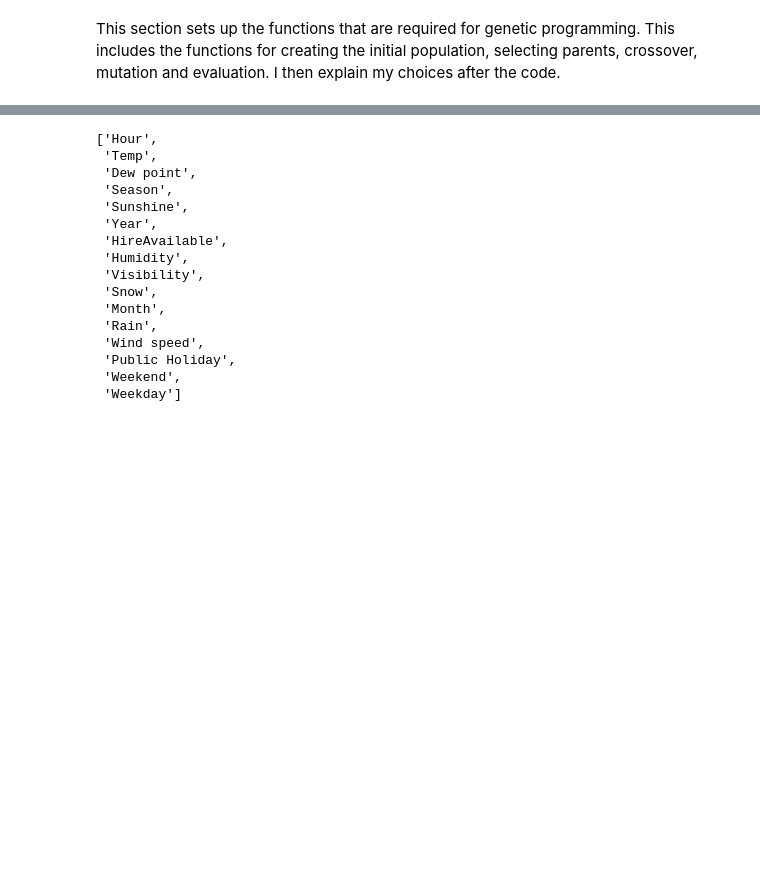
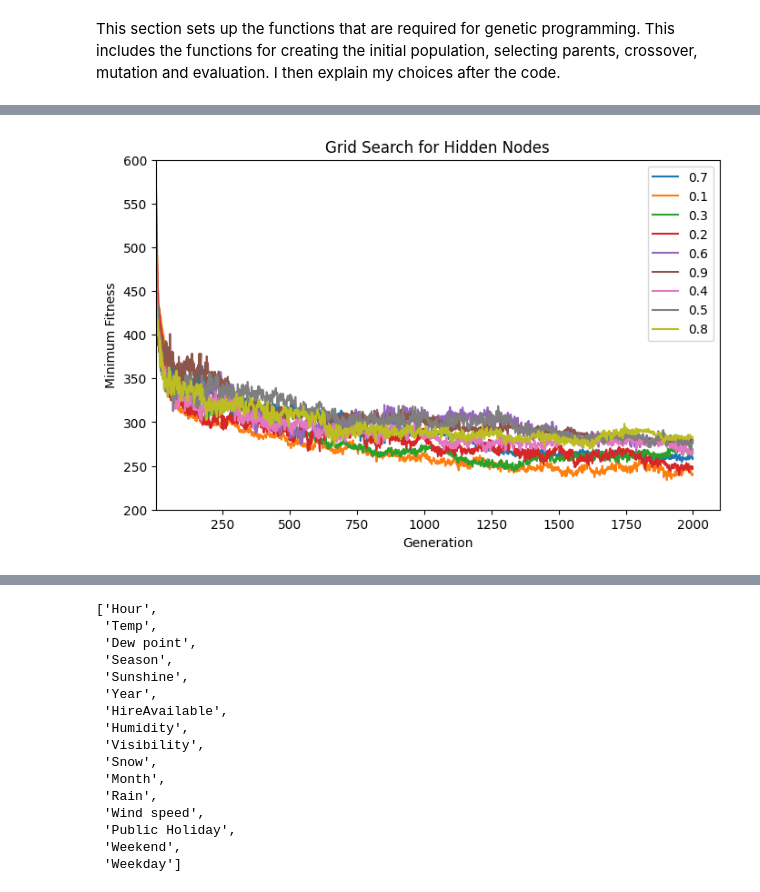
Before and after one commit to katie291100/evac-exam, a Jupyter notebook: final-part1 copy.ipynb, the cells around one changed output, grey strips where cells are left out. Cells and saved outputs as stored; diff of their text form; code cells hidden in the pictures; blank space fills up the shorter version.

```diff
--- a/final-part1 copy.ipynb
+++ b/final-part1 copy.ipynb
@@ -448,0 +865,7 @@ def eval_MAE(individual, myNet, evdata, feature_list):
+# %%
+results_indpb_df = pd.DataFrame(results_indpb, columns=["indpb", "r2", "logbook"]).sort_values(by="r2", ascending=False).reset_index(drop=True)
+results_df["Best Generation"] = results_df.apply(
+    lambda x: get_generation_with_best_fitness(x["logbook"], "eval_MSE"), axis=1
+)
+results_df["Lowest MAE"] = results_df.apply(lambda x: min(x["logbook"].select("min")), axis=1)
+display(results_indpb_df[["indpb", "r2"]])
@@ -448,0 +883,19 @@ def eval_MAE(individual, myNet, evdata, feature_list):
+# %%
+## Plot grid search
+fig, ax = plt.subplots(1, 1, figsize=(8, 5))
+for i, result in results_indpb_df.iterrows():
+    # print(result.get('logbook'))
+    ax.plot(
+        result["logbook"].select("gen"),
+        result["logbook"].select("min"),
+        label=f'{result["indpb"]}',
+    )
+ax.set_xlabel("Generation")
+ax.set_ylabel("Minimum Fitness")
+ax.set_title("Grid Search for Hidden Nodes")
+ax.set_xbound(1)
+ax.set_ybound(200, 600)
+ax.legend()
+plt.show()
+# %% [output]
+[figure, added]
```
Also changed, not shown: parts of 90 cells of this notebook, 1 other file.
